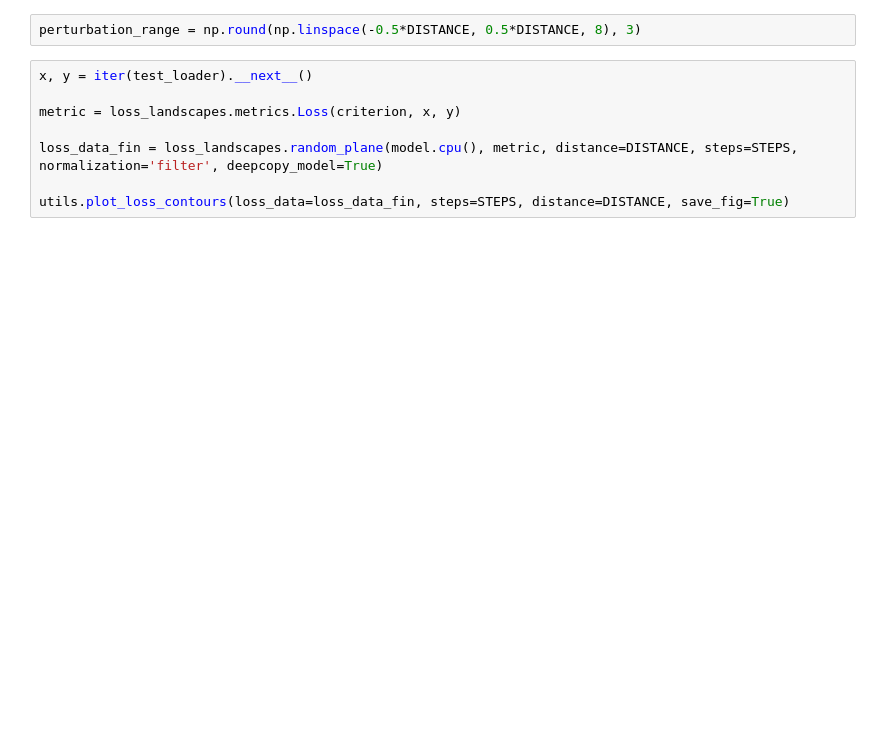
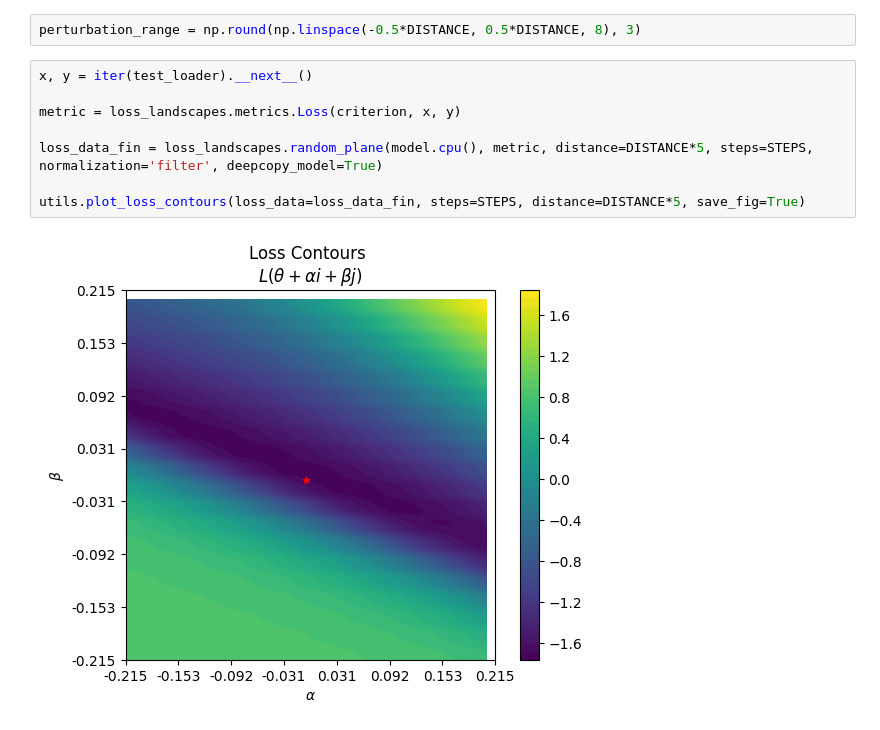
Before and after one commit to daleas0120/loss_landscapes_demo, a Jupyter notebook: mnist_OOD_01072025.ipynb, the cells around one changed output. Saved outputs shown, nothing was run; the diff lists cells and outputs as text; blank space fills up the shorter version.

```diff
--- a/mnist_OOD_01072025.ipynb
+++ b/mnist_OOD_01072025.ipynb
@@ -148,8 +148,10 @@ perturbation_range = np.round(np.linspace(-0.5*DISTANCE, 0.5*DISTANCE, 8), 3)
 # %%
 x, y = iter(test_loader).__next__()
 
 metric = loss_landscapes.metrics.Loss(criterion, x, y)
 
-loss_data_fin = loss_landscapes.random_plane(model.cpu(), metric, distance=DISTANCE, steps=STEPS, normalization='filter', deepcopy_model=True)
+loss_data_fin = loss_landscapes.random_plane(model.cpu(), metric, distance=DISTANCE*5, steps=STEPS, normalization='filter', deepcopy_model=True)
 
-utils.plot_loss_contours(loss_data=loss_data_fin, steps=STEPS, distance=DISTANCE, save_fig=True)
+utils.plot_loss_contours(loss_data=loss_data_fin, steps=STEPS, distance=DISTANCE*5, save_fig=True)
+# %% [output]
+[figure, added]
```
Also changed, not shown: parts of 2 cells of this notebook.
